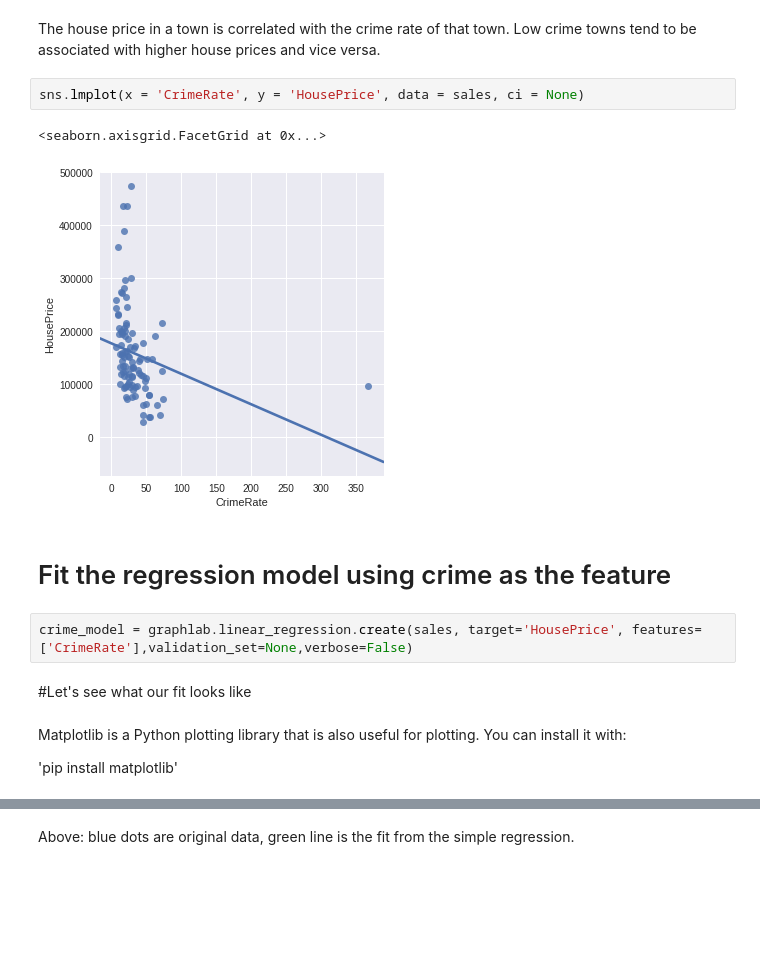
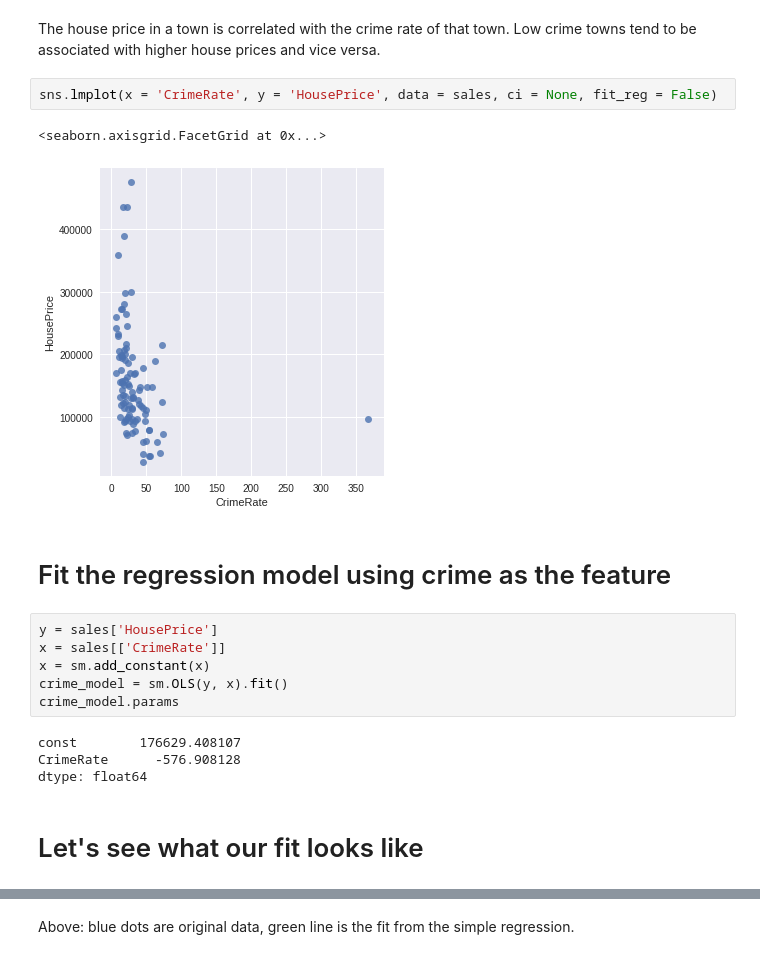
Before and after one commit to mitrad/regression_coursera, a Jupyter notebook: notebook/PhillyCrime.ipynb, the cells around one changed output, grey strips where cells are left out. Drawn from its saved outputs; the diff is of its cells as text; blank space fills up the shorter version.

Commit message:
multiple regression

```diff
--- a/notebook/PhillyCrime.ipynb
+++ b/notebook/PhillyCrime.ipynb
@@ -26,17 +25,21 @@ sales.head()
 # %% [markdown]
 The house price in a town is correlated with the crime rate of that town. Low crime towns tend to be associated with higher house prices and vice versa.
 # %%
-sns.lmplot(x = 'CrimeRate', y = 'HousePrice', data = sales, ci = None)
+sns.lmplot(x = 'CrimeRate', y = 'HousePrice', data = sales, ci = None, fit_reg = False)
 # %% [output]
 <seaborn.axisgrid.FacetGrid at 0x...>
-[figure, old version]
+[figure, new version]
 # %% [markdown]
 # Fit the regression model using crime as the feature
-# %%
-crime_model = graphlab.linear_regression.create(sales, target='HousePrice', features=['CrimeRate'],validation_set=None,verbose=False)
+# %%
+y = sales['HousePrice']
+x = sales[['CrimeRate']]
+x = sm.add_constant(x)
+crime_model = sm.OLS(y, x).fit()
+crime_model.params
+# %% [output]
+const        176629.408107
+CrimeRate      -576.908128
+dtype: float64
 # %% [markdown]
-#Let's see what our fit looks like
+# Let's see what our fit looks like
-# %% [markdown]
-Matplotlib is a Python plotting library that is also useful for plotting.  You can install it with:
-
-'pip install matplotlib'
```
Also changed, not shown: parts of 22 cells of this notebook, 5 other files.
